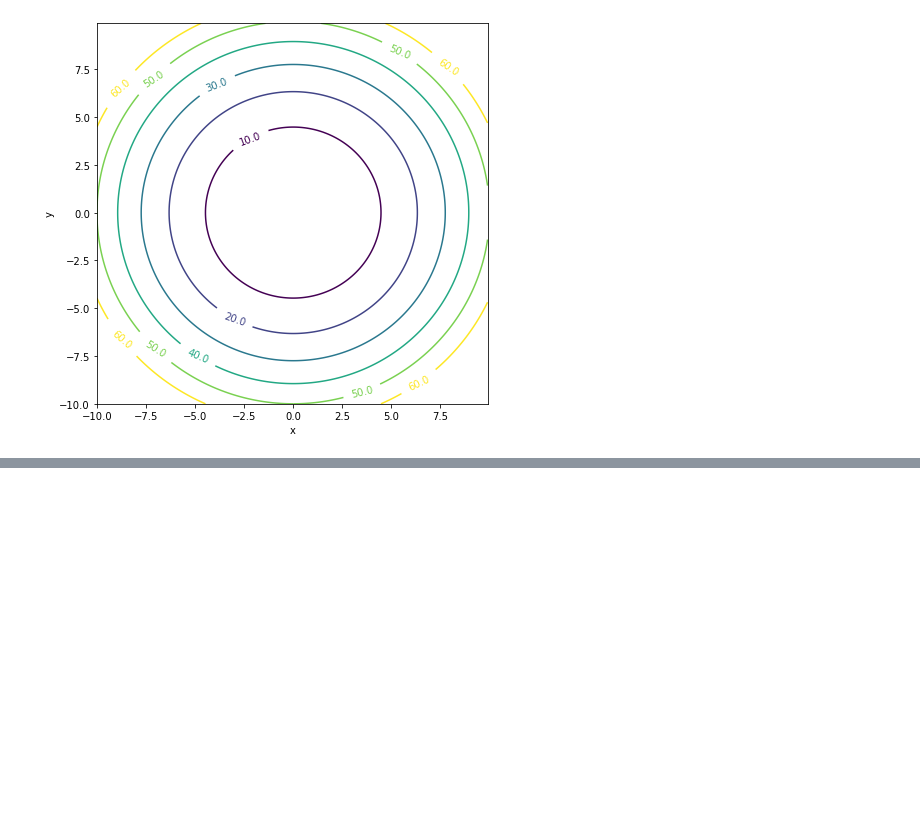
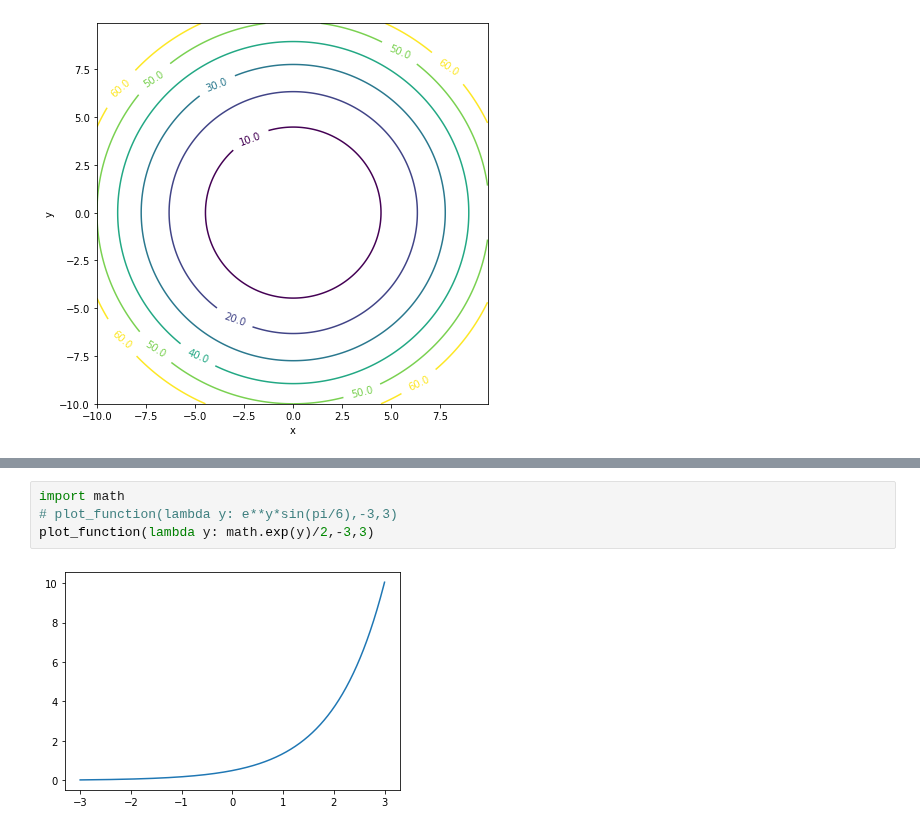
Before and after one commit to Sakurajima-sight/Mathematics-for-programmers-Python, a Jupyter notebook: Chapter 11/Untitled.ipynb, the cells around one changed output, grey strips where cells are left out. Saved outputs shown, nothing was run; the diff lists cells and outputs as text; blank space fills up the shorter version.

```diff
--- a/Chapter 11/Untitled.ipynb
+++ b/Chapter 11/Untitled.ipynb
@@ -177,0 +183,6 @@ scalar_field_contour(u,-10,10,-10,10,levels=[10,20,30,40,50,60])
+# %%
+import math
+# plot_function(lambda y: e**y*sin(pi/6),-3,3)
+plot_function(lambda y: math.exp(y)/2,-3,3)
+# %% [output]
+[figure, added]
```
Also changed, not shown: parts of 4 cells of this notebook, 2 other files.
